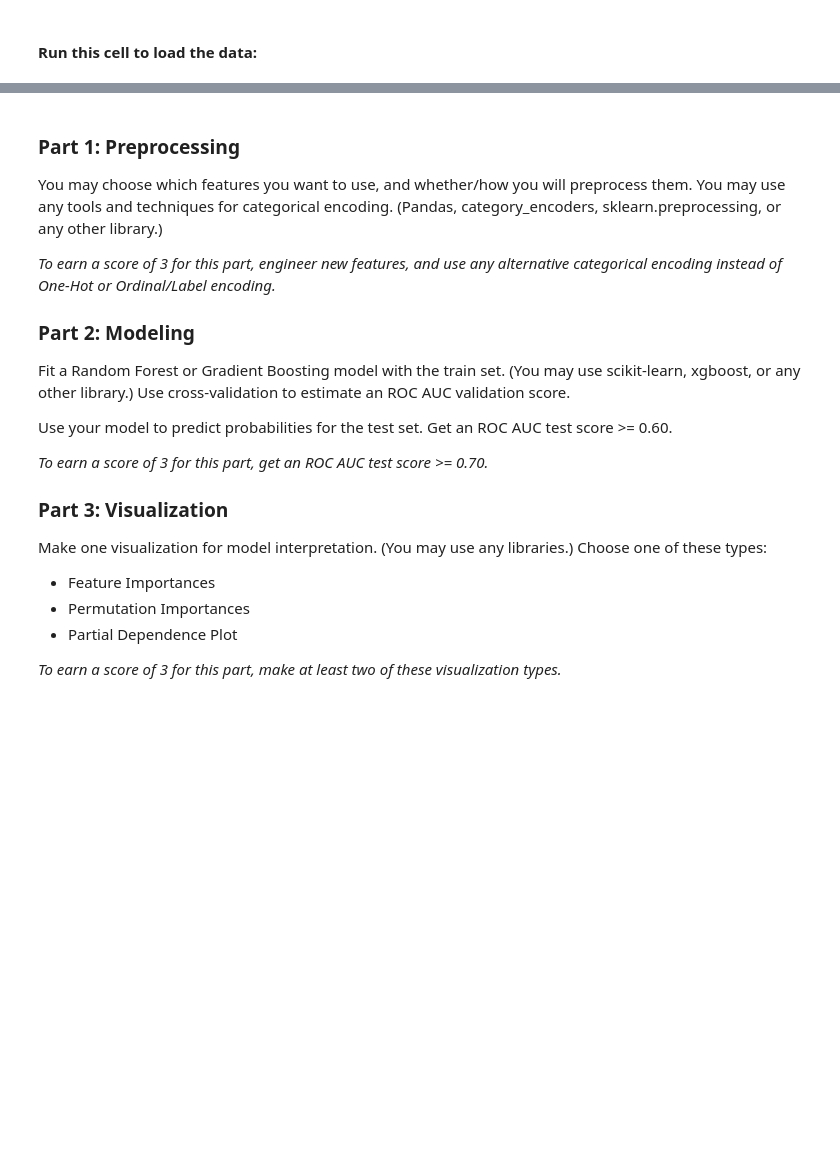
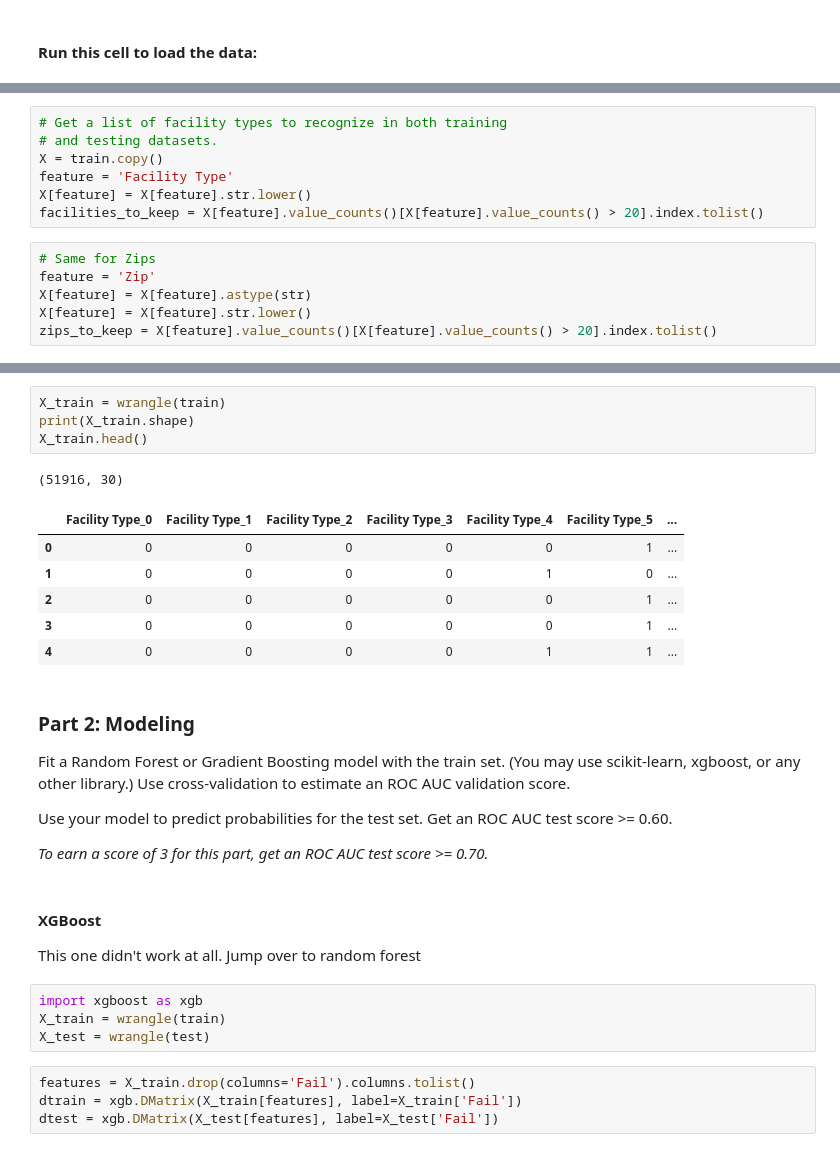
Before and after one commit to bloominstituteoftechnology/DS-Unit-4-Sprint-1-Tree-Ensembles, a Jupyter notebook: sprint_challenge/DS41SC.ipynb, the cells around one changed output, grey strips where cells are left out. Saved outputs shown, nothing was run; the diff lists cells and outputs as text; blank space fills up the shorter version.

```diff
--- a/sprint_challenge/DS41SC.ipynb
+++ b/sprint_challenge/DS41SC.ipynb
@@ -28,3 +35,16 @@ test  = pd.read_csv(test_url)
 
 assert train.shape == (51916, 17)
 assert test.shape  == (17306, 17)
+# %%
+# Get a list of facility types to recognize in both training
+# and testing datasets.
+X = train.copy()
+feature = 'Facility Type'
+X[feature] = X[feature].str.lower()
+facilities_to_keep = X[feature].value_counts()[X[feature].value_counts() > 20].index.tolist()
+# %%
+# Same for Zips
+feature = 'Zip'
+X[feature] = X[feature].astype(str)
+X[feature] = X[feature].str.lower()
+zips_to_keep = X[feature].value_counts()[X[feature].value_counts() > 20].index.tolist()
@@ -31,10 +151,16 @@ assert test.shape  == (17306, 17)
+# %%
+X_train = wrangle(train)
+print(X_train.shape)
+X_train.head()
+# %% [output]
+(51916, 30)
+|  | Facility Type_0 | Facility Type_1 | Facility Type_2 | Facility Type_3 | Facility Type_4 | Facility Type_5 | ... |
+| 0 | 0 | 0 | 0 | 0 | 0 | 1 | ... |
+| 1 | 0 | 0 | 0 | 0 | 1 | 0 | ... |
+| 2 | 0 | 0 | 0 | 0 | 0 | 1 | ... |
+| 3 | 0 | 0 | 0 | 0 | 0 | 1 | ... |
+| 4 | 0 | 0 | 0 | 0 | 1 | 1 | ... |
 # %% [markdown]
-### Part 1: Preprocessing
-
-You may choose which features you want to use, and whether/how you will preprocess them. You may use any tools and techniques for categorical encoding. (Pandas, category_encoders, sklearn.preprocessing, or any other library.)
-
-_To earn a score of 3 for this part, engineer new features, and use any alternative categorical encoding instead of One-Hot or Ordinal/Label encoding._
-
 ### Part 2: Modeling
 
 Fit a Random Forest or Gradient Boosting model with the train set. (You may use scikit-learn, xgboost, or any other library.) Use cross-validation to estimate an ROC AUC validation score.
@@ -42,13 +168,14 @@ Fit a Random Forest or Gradient Boosting model with the train set. (You may use
 Use your model to predict probabilities for the test set. Get an ROC AUC test score >= 0.60.
 
 _To earn a score of 3 for this part, get an ROC AUC test score >= 0.70._
-
-
-### Part 3: Visualization
-
-Make one visualization for model interpretation. (You may use any libraries.) Choose one of these types:
-- Feature Importances
-- Permutation Importances
-- Partial Dependence Plot
-
-_To earn a score of 3 for this part, make at least two of these visualization types._
+# %% [markdown]
+#### XGBoost
+This one didn't work at all.  Jump over to random forest
+# %%
+import xgboost as xgb
+X_train = wrangle(train)
+X_test = wrangle(test)
+# %%
+features = X_train.drop(columns='Fail').columns.tolist()
+dtrain = xgb.DMatrix(X_train[features], label=X_train['Fail'])
+dtest = xgb.DMatrix(X_test[features], label=X_test['Fail'])
```
Also changed, not shown: parts of 18 cells of this notebook.
